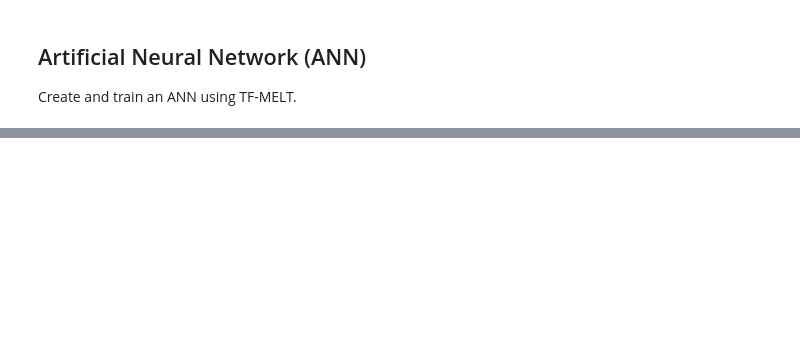
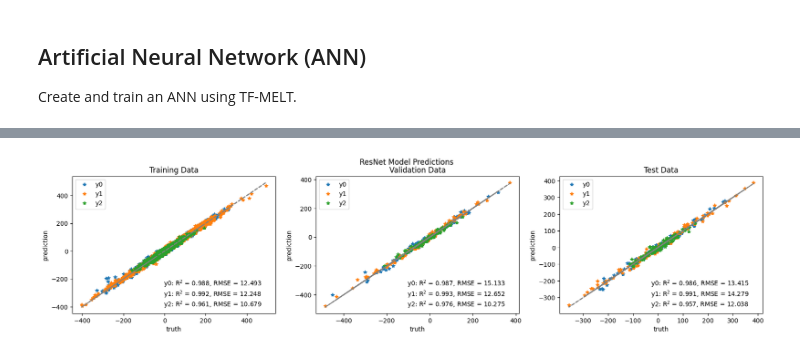
Before and after one commit to NREL/tf-melt, a Jupyter notebook: examples/regression.ipynb, the cells around one changed output, grey strips where cells are left out. Saved outputs shown, nothing was run; the diff lists cells and outputs as text; code cells hidden in the pictures; blank space fills up the shorter version.

```diff
--- a/examples/regression.ipynb
+++ b/examples/regression.ipynb
@@ -149,9 +182,9 @@ plt.show()
 # %%
 # Evaluate the model performance on train and validation data
-pred_norm = model(x_norm, training=False)
-pred_norm_train = model(x_train, training=False)
-pred_norm_val = model(x_val, training=False)
-pred_norm_test = model(x_test, training=False)
+pred_norm = ann_model(x_norm, training=False)
+pred_norm_train = ann_model(x_train, training=False)
+pred_norm_val = ann_model(x_val, training=False)
+pred_norm_test = ann_model(x_test, training=False)
 
 # Unscale the results and plot
 pred_full = y_normalizer.inverse_transform(pred_norm)
@@ -212,0 +343,64 @@ plt.show()
+# %%
+# Evaluate the model performance on train and validation data
+pred_norm = resnet_model(x_norm, training=False)
+pred_norm_train = resnet_model(x_train, training=False)
+pred_norm_val = resnet_model(x_val, training=False)
+pred_norm_test = resnet_model(x_test, training=False)
+
+# Unscale the results and plot
+pred_full = y_normalizer.inverse_transform(pred_norm)
+pred_train = y_normalizer.inverse_transform(pred_norm_train)
+pred_val = y_normalizer.inverse_transform(pred_norm_val)
+pred_test = y_normalizer.inverse_transform(pred_norm_test)
+# %%
+# Compute some statistics on the fit
+import numpy as np
+
+def pred_stats(pred, truth):
+    rss = np.sum((pred - truth) ** 2, axis=0)
+    tss = np.sum((truth - np.mean(truth, axis=0)) ** 2, axis=0)
+    r_sq = 1 - rss / tss
+    rmse = np.sqrt(np.sum((truth-pred)**2, axis=0)/pred.shape[0])
+    rmspe = np.sqrt(np.sum(((truth-pred)/(truth+1e-6))**2, axis=0)/pred.shape[0])
+    return r_sq, rmse, rmspe
+
+# Training data
+r_sq_train, rmse_train, rmspe_train = pred_stats(pred_train, y_train_real)
+r_sq_val, rmse_val, rmspe_val = pred_stats(pred_val, y_val_real)
+r_sq_test, rmse_test, rmspe_test = pred_stats(pred_test, y_test_real)
+
+# Visualize the predictions using a cloud plot
+fig, (ax1, ax2, ax3) = plt.subplots(1, 3, figsize=(20, 4))
+# Train plot
+for i in range(n_targets):
+    ax1.plot(y_train_real[:, i], pred_train[:, i], marker="*", linestyle="None", label=f"y{i}")
+    ax1.plot(y_train_real[:, i], y_train_real[:, i], linestyle="dashed", color="grey")
+    # ax1.text(x=0.25, y=0.2-0.075*i, s=rf"y{i}: R$^2$ = {r_sq_train[i]:0.3f}, RMSE = {rmse_train[i]:0.3f}, RMSPE = {rmspe_train[i]:0.1%}", transform=ax1.transAxes)
+    ax1.text(x=0.45, y=0.2-0.075*i, s=rf"y{i}: R$^2$ = {r_sq_train[i]:0.3f}, RMSE = {rmse_train[i]:0.3f}", transform=ax1.transAxes)
+    ax1.legend()
+    ax1.set_xlabel("truth")
+    ax1.set_ylabel("prediction")
+    ax1.set_title("Training Data")
+    # Validation plot
+    ax2.plot(y_val_real[:, i], pred_val[:, i], marker="*", linestyle="None", label=f"y{i}")
+    ax2.plot(y_val_real[:, i], y_val_real[:, i], linestyle="dashed", color="grey")
+    # ax2.text(x=0.25, y=0.2-0.075*i, s=rf"y{i}: R$^2$ = {r_sq_val[i]:0.3f}, RMSE = {rmse_val[i]:0.3f}, RMSPE = {rmspe_val[i]:0.1%}", transform=ax2.transAxes)
+    ax2.text(x=0.45, y=0.2-0.075*i, s=rf"y{i}: R$^2$ = {r_sq_val[i]:0.3f}, RMSE = {rmse_val[i]:0.3f}", transform=ax2.transAxes)
+    ax2.legend()
+    ax2.set_xlabel("truth")
+    ax2.set_ylabel("prediction")
+    ax2.set_title("Validation Data")
+    # Test plot
+    ax3.plot(y_test_real[:, i], pred_test[:, i], marker="*", linestyle="None", label=f"y{i}")
+    ax3.plot(y_test_real[:, i], y_test_real[:, i], linestyle="dashed", color="grey")
+    # ax3.text(x=0.25, y=0.2-0.075*i, s=rf"y{i}: R$^2$ = {r_sq_test[i]:0.3f}, RMSE = {rmse_test[i]:0.3f}, RMSPE = {rmspe_test[i]:0.1%}", transform=ax3.transAxes)
+    ax3.text(x=0.45, y=0.2-0.075*i, s=rf"y{i}: R$^2$ = {r_sq_test[i]:0.3f}, RMSE = {rmse_test[i]:0.3f}", transform=ax3.transAxes)
+    ax3.legend()
+    ax3.set_xlabel("truth")
+    ax3.set_ylabel("prediction")
+    ax3.set_title("Test Data")
+
+fig.suptitle('ResNet Model Predictions')
+plt.show()
+# %% [output]
+[figure, added]
```
Also changed, not shown: parts of 10 cells of this notebook, 1 other file.
